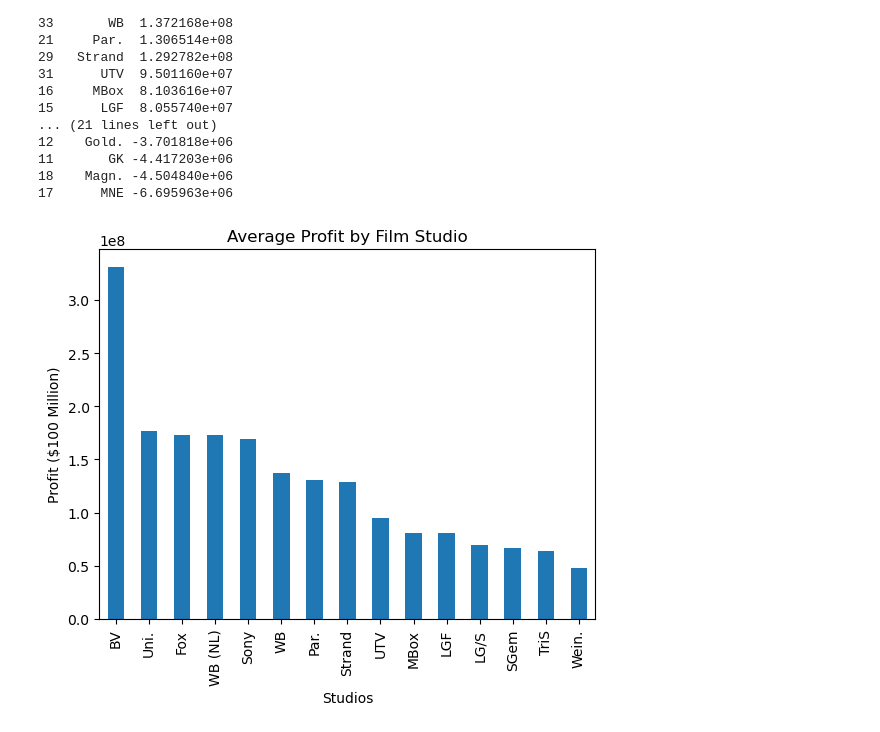
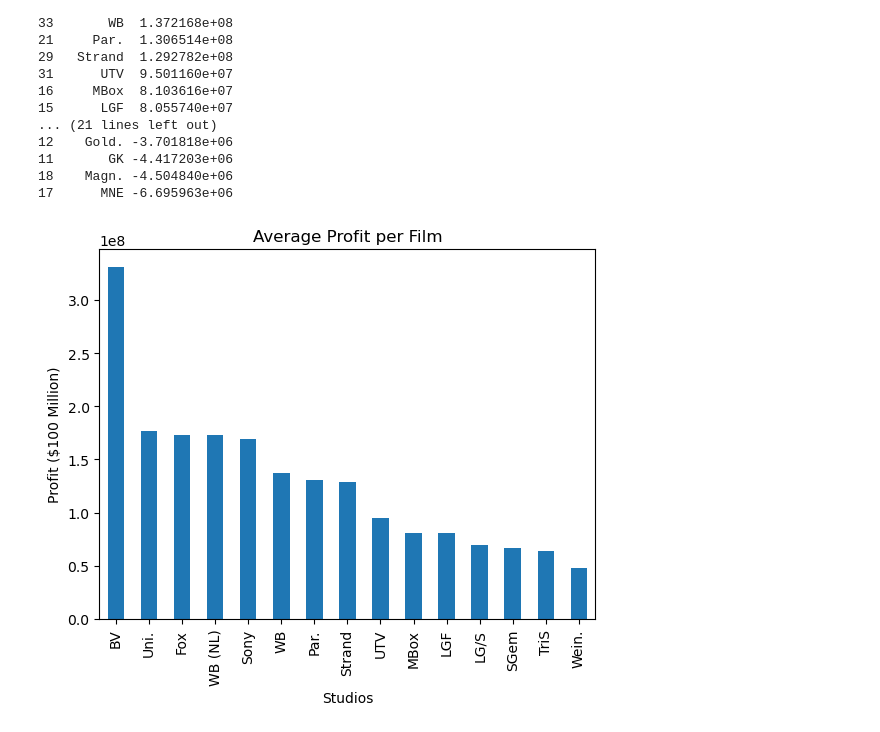
Before and after one commit to JoeG230/project1_Microsoft, a Jupyter notebook: zippedData/project_1_investigation.ipynb, the cells around one changed output. Drawn from its saved outputs; the diff is of its cells as text; code cells hidden in the pictures.

```diff
--- a/zippedData/project_1_investigation.ipynb
+++ b/zippedData/project_1_investigation.ipynb
@@ -101,14 +101,14 @@ print(df_final)
 # %%
 df_top15 = df_final.head(15)
 #picking the 15 most profitable studios to highlight in bar chart
 
 df_top15.plot(x='studio', y='profit', kind='bar', legend=False)
-plt.title('Average Profit by Film Studio')
+plt.title('Average Profit per Film')
 plt.xlabel('Studios')
 plt.ylabel('Profit ($100 Million)')
 plt.show()
 # %% [output]
-[figure, old version]
+[figure, new version]
 # %%
 df3 = pd.read_csv('tmdb.movies.csv.gz')
 df3.head()
```
Also changed, not shown: parts of 10 cells of this notebook, 3 other files.
